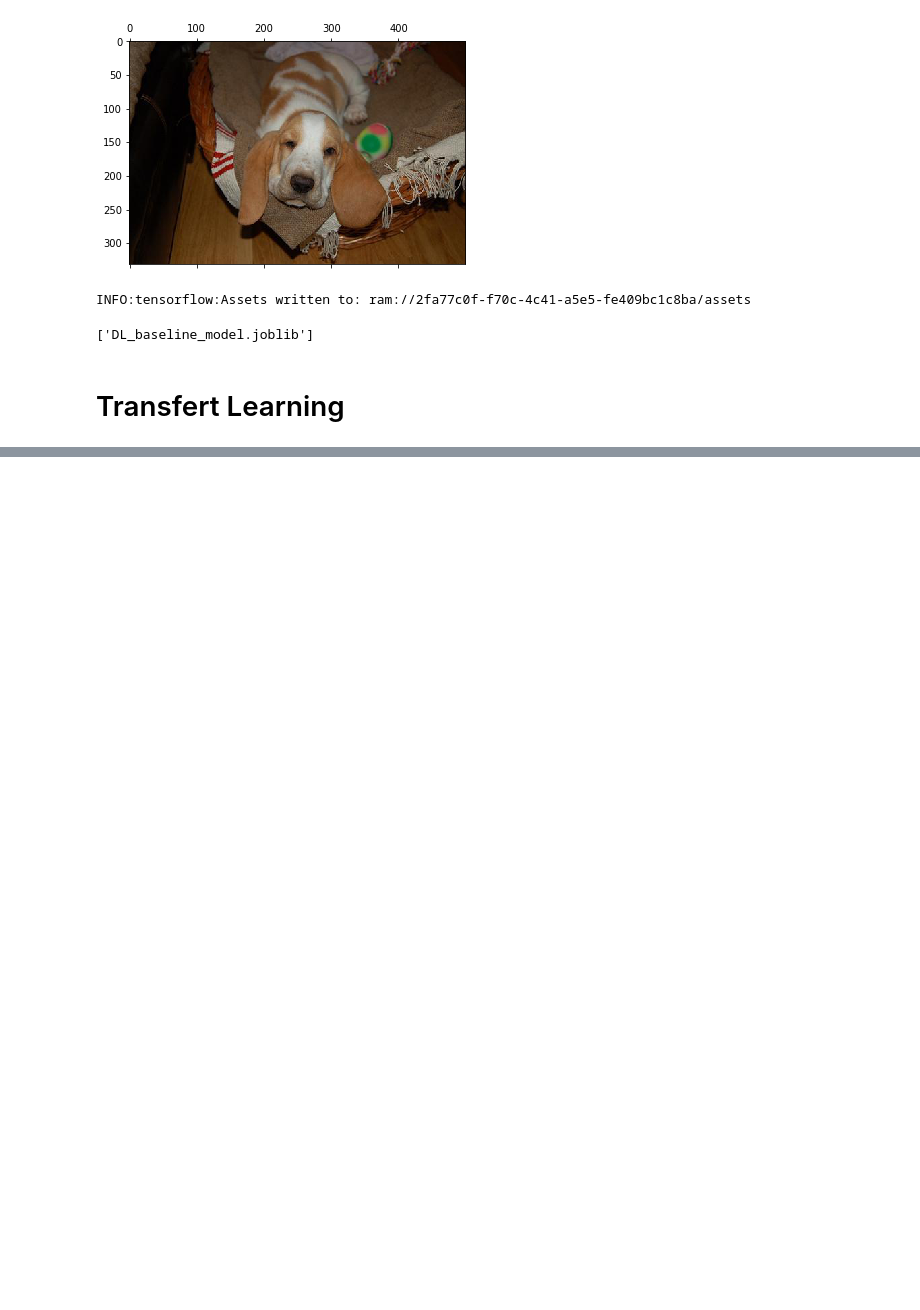
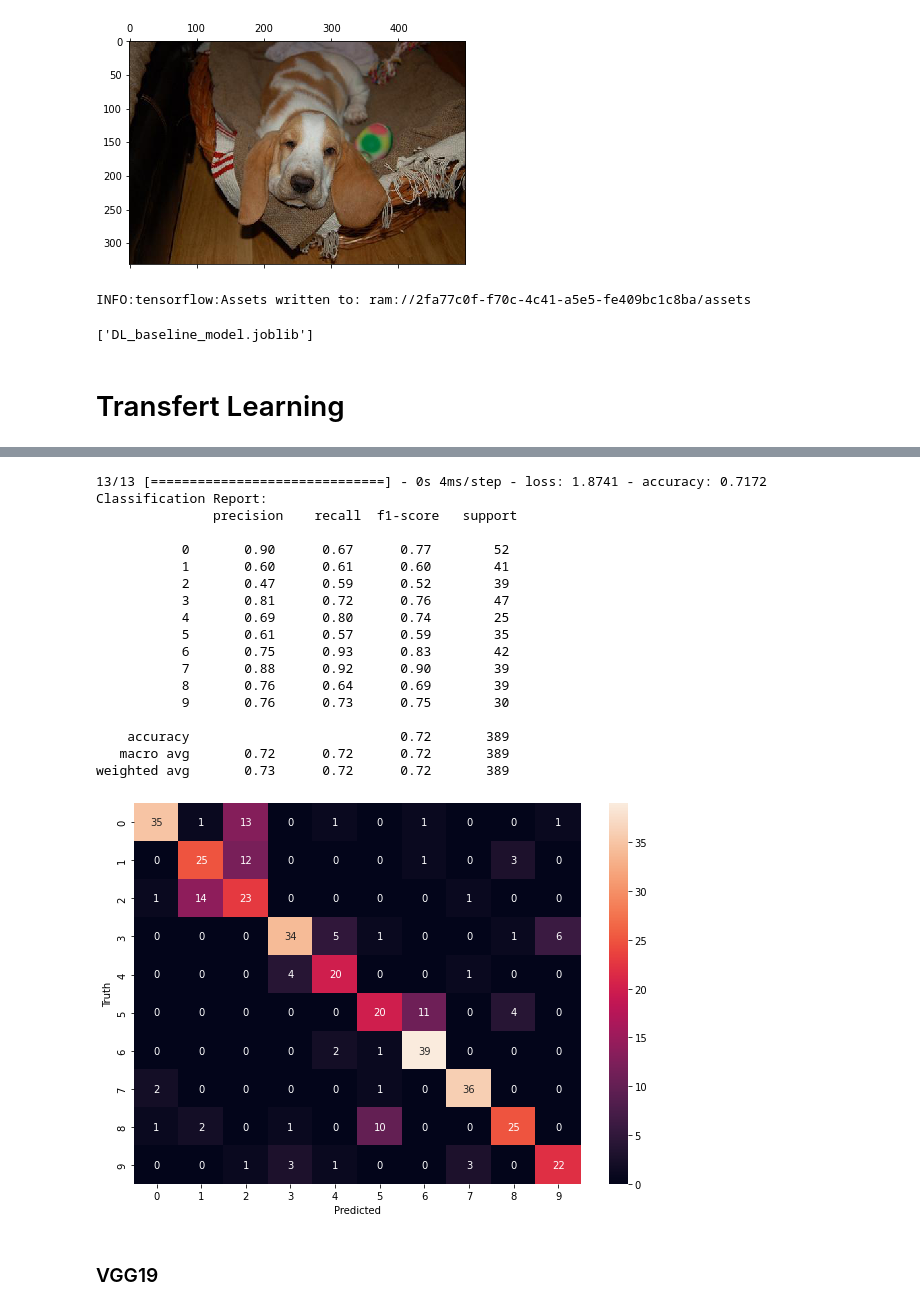
Before and after one commit to AurelienCD/Formation_OCR_Ing_Machine_Learning, a Jupyter notebook: P6_01_notebook.ipynb, the cells around one changed output, grey strips where cells are left out. Saved outputs shown, nothing was run; the diff lists cells and outputs as text; code cells hidden in the pictures; blank space fills up the shorter version.

```diff
--- a/P6_01_notebook.ipynb
+++ b/P6_01_notebook.ipynb
@@ -2101,0 +2076,39 @@ FileNotFoundError: ignored
+# %%
+#performance du model
+cnn_transfert_learning_VGG16.evaluate(X_test,y_test)
+y_predicted = cnn_transfert_learning_VGG16.predict(X_test)
+y_predicted_labels = [np.argmax(i) for i in y_predicted]
+
+#confusion matrix:
+cm = tf.math.confusion_matrix(labels=y_test,predictions=y_predicted_labels)
+
+plt.figure(figsize = (10,7))
+sn.heatmap(cm, annot=True, fmt='d')
+plt.xlabel('Predicted')
+plt.ylabel('Truth')
+plt.savefig("confusion_matrix_transfert_learning_VGG16", dpi=400, format='png')
+# rapport de classification:
+
+print("Classification Report: \n", classification_report(y_test, y_predicted_labels))
+# %% [output]
+13/13 [==============================] - 0s 4ms/step - loss: 1.8741 - accuracy: 0.7172
+Classification Report:
+               precision    recall  f1-score   support
+
+           0       0.90      0.67      0.77        52
+           1       0.60      0.61      0.60        41
+           2       0.47      0.59      0.52        39
+           3       0.81      0.72      0.76        47
+           4       0.69      0.80      0.74        25
+           5       0.61      0.57      0.59        35
+           6       0.75      0.93      0.83        42
+           7       0.88      0.92      0.90        39
+           8       0.76      0.64      0.69        39
+           9       0.76      0.73      0.75        30
+
+    accuracy                           0.72       389
+   macro avg       0.72      0.72      0.72       389
+weighted avg       0.73      0.72      0.72       389
+[figure, added]
+# %% [markdown]
+### VGG19
```
Also changed, not shown: parts of 104 cells of this notebook.
